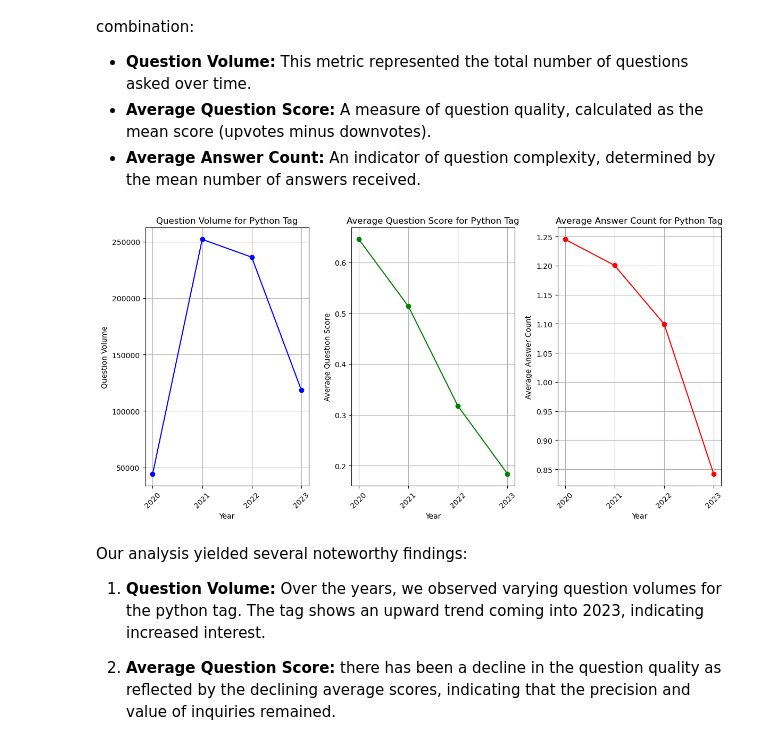
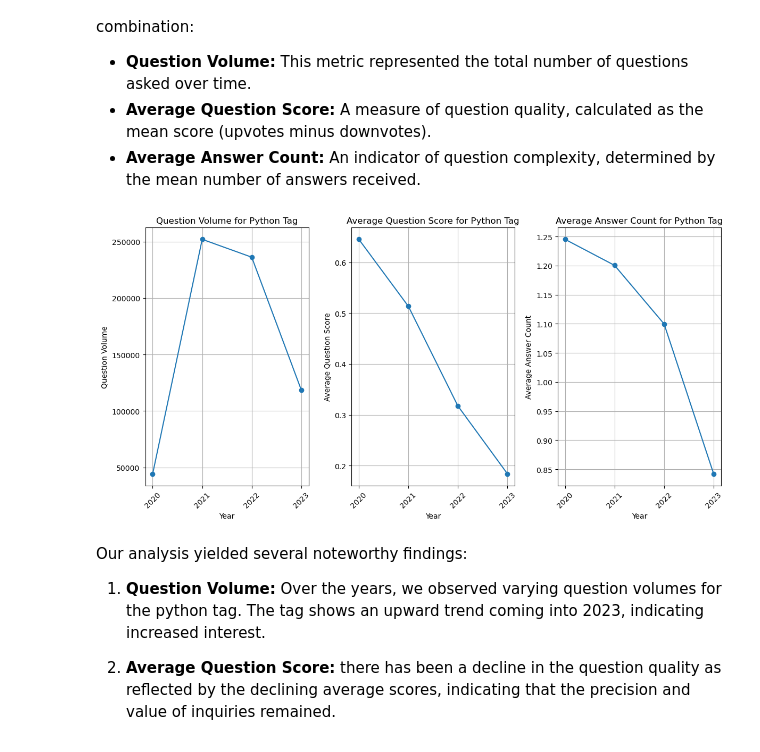
Before and after one commit to wanjikuciku/ChatGPT-Impact-on-StackOverFlow, a Jupyter notebook: main.ipynb, the cells around one changed output. Saved outputs shown, nothing was run; the diff lists cells and outputs as text; code cells hidden in the pictures.

```diff
--- a/main.ipynb
+++ b/main.ipynb
@@ -951,37 +925,37 @@ tag_stats = data_grouped.agg({
 plt.figure(figsize=(12, 6))
 
 # Question Volume
 plt.subplot(131)
-plt.plot(tag_stats['CreationDate'], tag_stats['Id'], marker='o', linestyle='-', color='b')
+plt.plot(tag_stats['CreationDate'], tag_stats['Id'], marker='o', linestyle='-')
 plt.title(f'Question Volume for {relevant_tag.capitalize()} Tag')
 plt.xlabel('Year')
 plt.ylabel('Question Volume')
 plt.xticks(tag_stats['CreationDate'].astype(int), rotation=45)  # Display only the integer part of years
 plt.grid(True)
 
 # Average Question Score
 plt.subplot(132)
-plt.plot(tag_stats['CreationDate'], tag_stats['Score'], marker='o', linestyle='-', color='g')
+plt.plot(tag_stats['CreationDate'], tag_stats['Score'], marker='o', linestyle='-')
 plt.title(f'Average Question Score for {relevant_tag.capitalize()} Tag')
 plt.xlabel('Year')
 plt.ylabel('Average Question Score')
 plt.xticks(tag_stats['CreationDate'].astype(int), rotation=45)  # Display only the integer part of years
 plt.grid(True)
 
 # Average Answer Count
 plt.subplot(133)
-plt.plot(tag_stats['CreationDate'], tag_stats['AnswerCount'], marker='o', linestyle='-', color='r')
+plt.plot(tag_stats['CreationDate'], tag_stats['AnswerCount'], marker='o', linestyle='-')
 plt.title(f'Average Answer Count for {relevant_tag.capitalize()} Tag')
 plt.xlabel('Year')
 plt.ylabel('Average Answer Count')
 plt.xticks(tag_stats['CreationDate'].astype(int), rotation=45)  # Display only the integer part of years
 plt.grid(True)
 
 # Adjust layout and show the plots
 plt.tight_layout()
 plt.show()
 # %% [output]
-[figure, old version]
+[figure, new version]
 # %% [markdown]
 Our analysis yielded several noteworthy findings:
 
```
Also changed, not shown: parts of 10 cells of this notebook.
